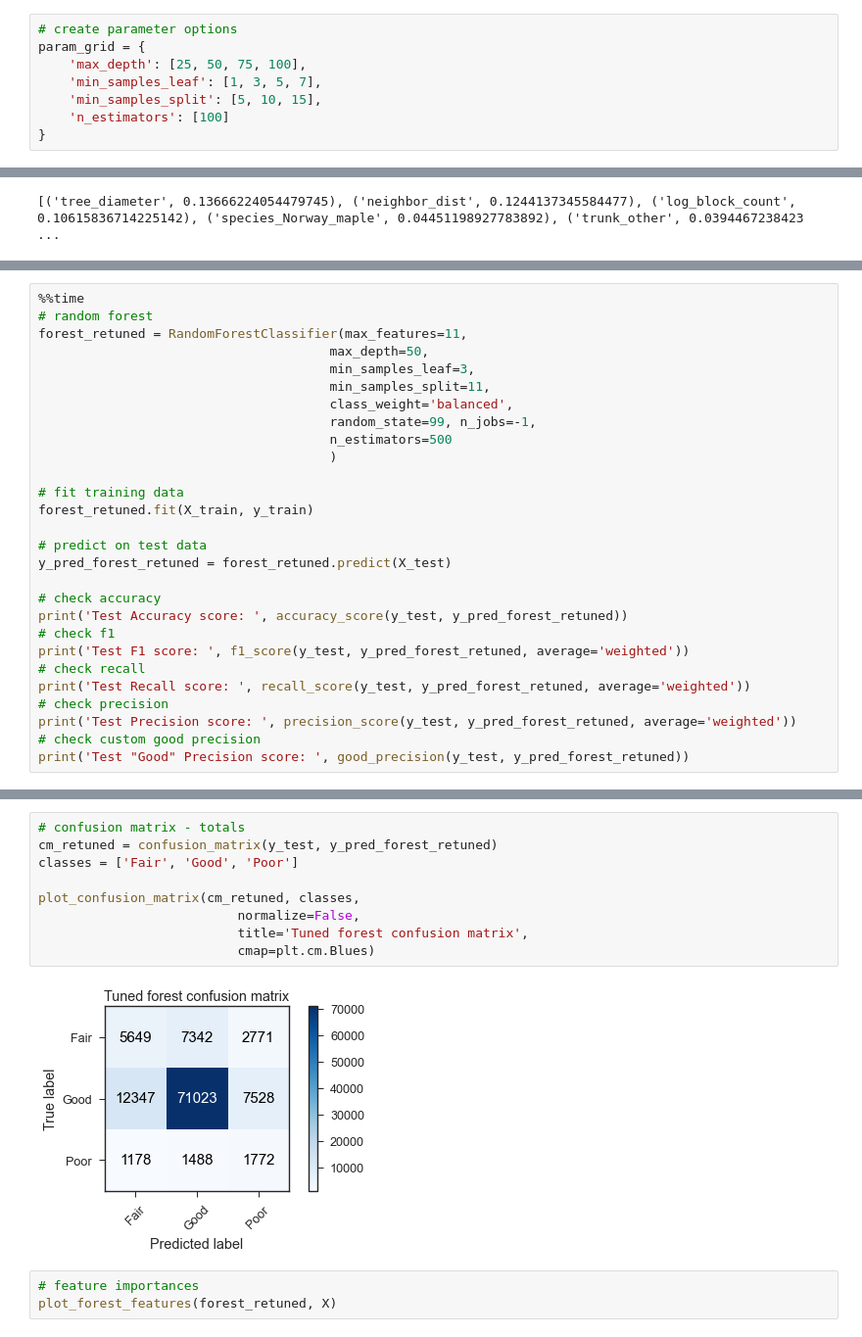
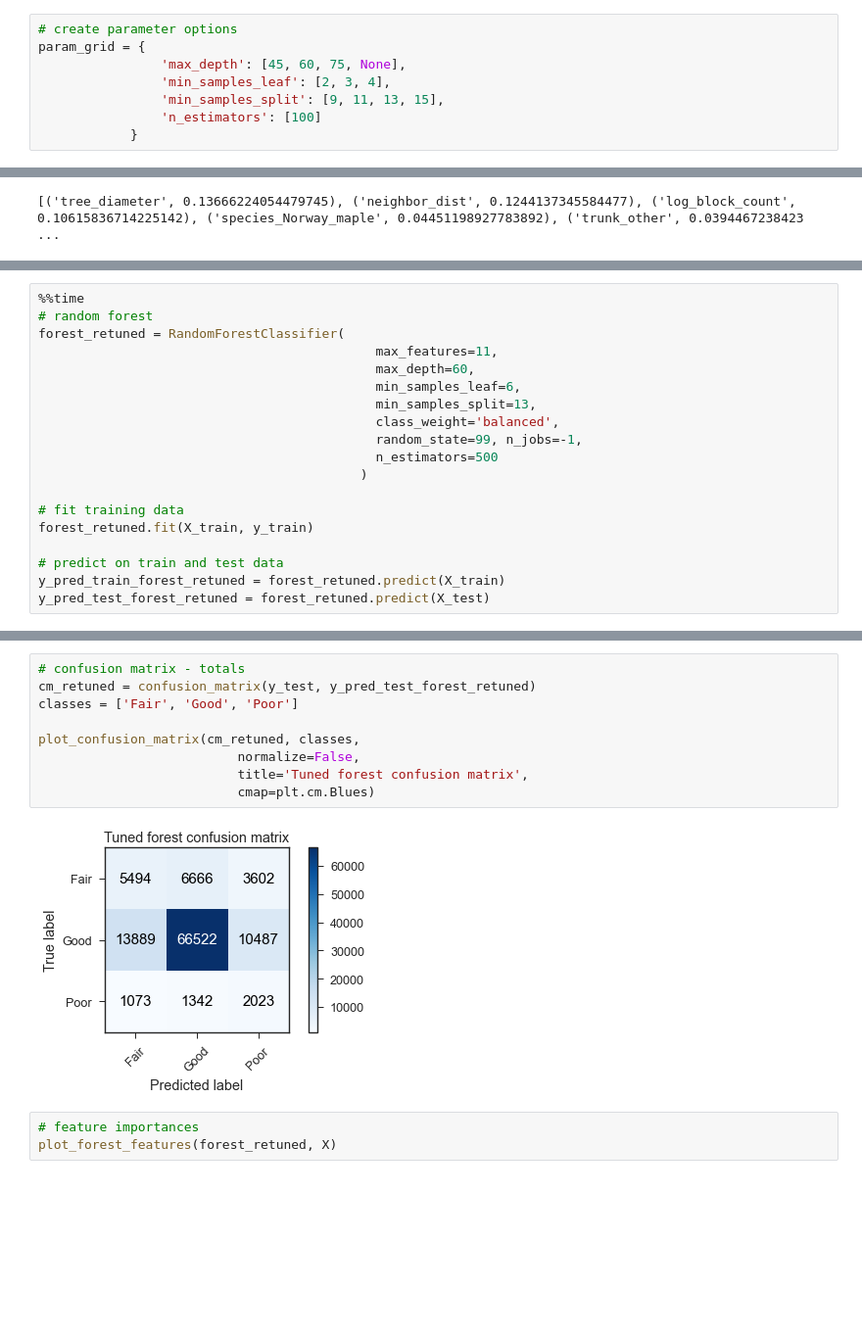
Before and after one commit to p-szymo/nyc_trees, a Jupyter notebook: eda_modeling_evaluation.ipynb, the cells around one changed output, grey strips where cells are left out. Shown at 98% size. Saved outputs shown, nothing was run; the diff lists cells and outputs as text; blank space fills up the shorter version.

```diff
--- a/eda_modeling_evaluation.ipynb
+++ b/eda_modeling_evaluation.ipynb
@@ -2013,10 +2149,10 @@ my_scorer = make_scorer(good_precision, greater_is_better=True)
 # %%
 # create parameter options
 param_grid = {
-    'max_depth': [25, 50, 75, 100],
-    'min_samples_leaf': [1, 3, 5, 7],
-    'min_samples_split': [5, 10, 15],
-    'n_estimators': [100]
-}
+                'max_depth': [45, 60, 75, None],
+                'min_samples_leaf': [2, 3, 4],
+                'min_samples_split': [9, 11, 13, 15],
+                'n_estimators': [100]
+            }
 # %%
 %%time
@@ -2149,29 +2305,20 @@ plot_forest_features(rf_grid.best_estimator_, X)
 # %%
 %%time
 # random forest
-forest_retuned = RandomForestClassifier(max_features=11,
-                                      max_depth=50,
-                                      min_samples_leaf=3,
-                                      min_samples_split=11,
-                                      class_weight='balanced',
-                                      random_state=99, n_jobs=-1,
-                                      n_estimators=500
-                                      )
+forest_retuned = RandomForestClassifier(
+                                            max_features=11,
+                                            max_depth=60,
+                                            min_samples_leaf=6,
+                                            min_samples_split=13,
+                                            class_weight='balanced',
+                                            random_state=99, n_jobs=-1,
+                                            n_estimators=500
+                                          )
 
 # fit training data
 forest_retuned.fit(X_train, y_train)
 
-# predict on test data
-y_pred_forest_retuned = forest_retuned.predict(X_test)
-
-# check accuracy
-print('Test Accuracy score: ', accuracy_score(y_test, y_pred_forest_retuned))
-# check f1
-print('Test F1 score: ', f1_score(y_test, y_pred_forest_retuned, average='weighted'))
-# check recall
-print('Test Recall score: ', recall_score(y_test, y_pred_forest_retuned, average='weighted'))
-# check precision
-print('Test Precision score: ', precision_score(y_test, y_pred_forest_retuned, average='weighted'))
-# check custom good precision
-print('Test "Good" Precision score: ', good_precision(y_test, y_pred_forest_retuned))
+# predict on train and test data
+y_pred_train_forest_retuned = forest_retuned.predict(X_train)
+y_pred_test_forest_retuned = forest_retuned.predict(X_test)
 # %% [output]
@@ -2209,14 +2389,14 @@ plot_confusion_matrix(cm_retuned, classes,
 # %%
 # confusion matrix - totals
-cm_retuned = confusion_matrix(y_test, y_pred_forest_retuned)
+cm_retuned = confusion_matrix(y_test, y_pred_test_forest_retuned)
 classes = ['Fair', 'Good', 'Poor']
 
 plot_confusion_matrix(cm_retuned, classes,
                           normalize=False,
                           title='Tuned forest confusion matrix',
                           cmap=plt.cm.Blues)
 # %% [output]
-[figure, old version]
+[figure, new version]
 # %%
 # feature importances
 plot_forest_features(forest_retuned, X)
```
Also changed, not shown: parts of 80 cells of this notebook, 3 other files.
